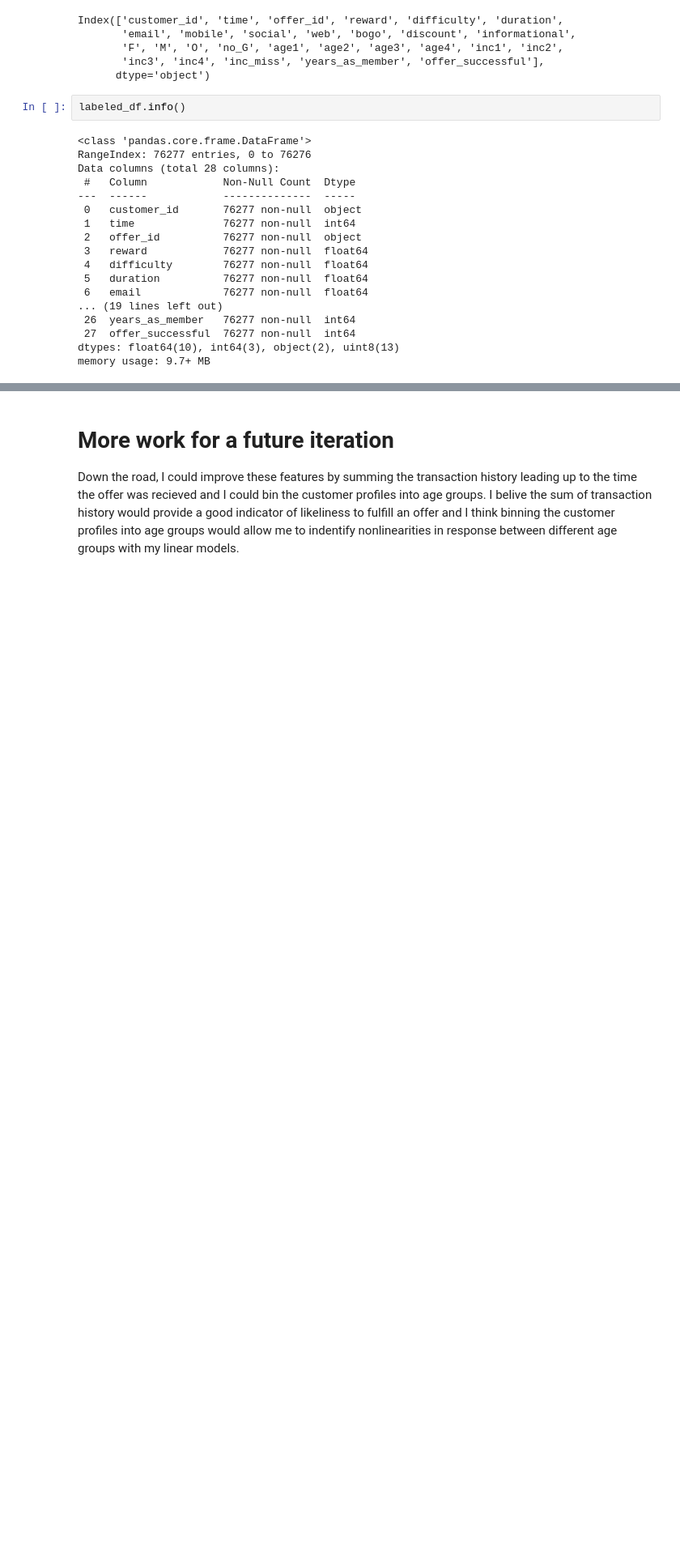
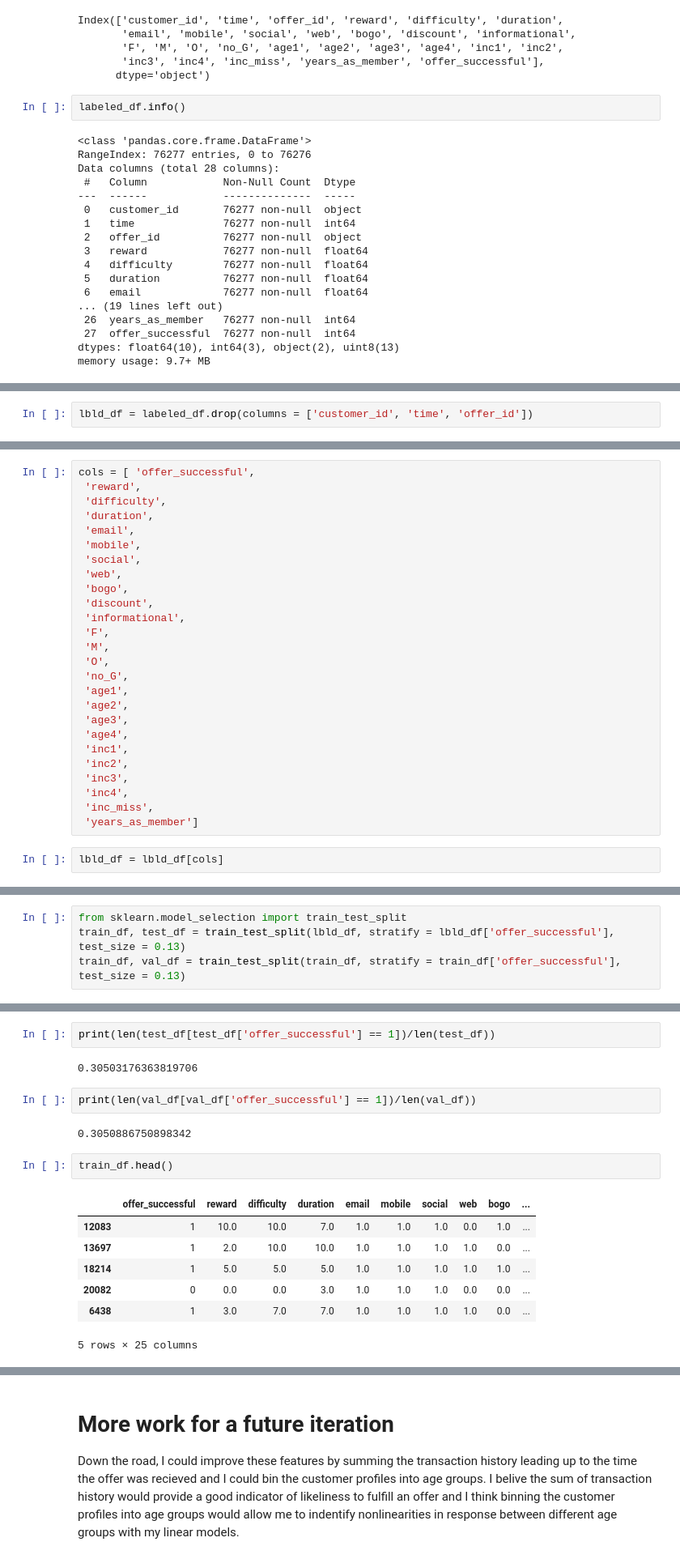
Before and after one commit to gormantt/starbucks_offer_response_model, a Jupyter notebook: notebooks/02_Feature_Generation.ipynb, the cells around one changed output, grey strips where cells are left out. Shown: that part at 81% size. Cells and saved outputs as stored; diff of their text form; blank space fills up the shorter version.

```diff
--- a/notebooks/02_Feature_Generation.ipynb
+++ b/notebooks/02_Feature_Generation.ipynb
@@ -510,0 +511,2 @@ labeled_df.to_parquet('/root/starbucks_offer_response_model/data/curated_data/tr
+# %%
+lbld_df = labeled_df.drop(columns = ['customer_id', 'time', 'offer_id'])
@@ -510,0 +535,28 @@ labeled_df.to_parquet('/root/starbucks_offer_response_model/data/curated_data/tr
+# %%
+cols = [ 'offer_successful',
+ 'reward',
+ 'difficulty',
+ 'duration',
+ 'email',
+ 'mobile',
+ 'social',
+ 'web',
+ 'bogo',
+ 'discount',
+ 'informational',
+ 'F',
+ 'M',
+ 'O',
+ 'no_G',
+ 'age1',
+ 'age2',
+ 'age3',
+ 'age4',
+ 'inc1',
+ 'inc2',
+ 'inc3',
+ 'inc4',
+ 'inc_miss',
+ 'years_as_member']
+# %%
+lbld_df = lbld_df[cols]
@@ -510,0 +575,4 @@ labeled_df.to_parquet('/root/starbucks_offer_response_model/data/curated_data/tr
+# %%
+from sklearn.model_selection import train_test_split
+train_df, test_df = train_test_split(lbld_df, stratify = lbld_df['offer_successful'], test_size = 0.13)
+train_df, val_df = train_test_split(train_df, stratify = train_df['offer_successful'], test_size = 0.13)
@@ -510,0 +583,18 @@ labeled_df.to_parquet('/root/starbucks_offer_response_model/data/curated_data/tr
+# %%
+print(len(test_df[test_df['offer_successful'] == 1])/len(test_df))
+# %% [output]
+0.30503176363819706
+# %%
+print(len(val_df[val_df['offer_successful'] == 1])/len(val_df))
+# %% [output]
+0.3050886750898342
+# %%
+train_df.head()
+# %% [output]
+|  | offer_successful | reward | difficulty | duration | email | mobile | social | web | bogo | ... |
+| 12083 | 1 | 10.0 | 10.0 | 7.0 | 1.0 | 1.0 | 1.0 | 0.0 | 1.0 | ... |
+| 13697 | 1 | 2.0 | 10.0 | 10.0 | 1.0 | 1.0 | 1.0 | 1.0 | 0.0 | ... |
+| 18214 | 1 | 5.0 | 5.0 | 5.0 | 1.0 | 1.0 | 1.0 | 1.0 | 1.0 | ... |
+| 20082 | 0 | 0.0 | 0.0 | 3.0 | 1.0 | 1.0 | 1.0 | 0.0 | 0.0 | ... |
+| 6438 | 1 | 3.0 | 7.0 | 7.0 | 1.0 | 1.0 | 1.0 | 1.0 | 0.0 | ... |
+5 rows × 25 columns
```
Also changed, not shown: parts of 14 cells of this notebook, 10 other files.
